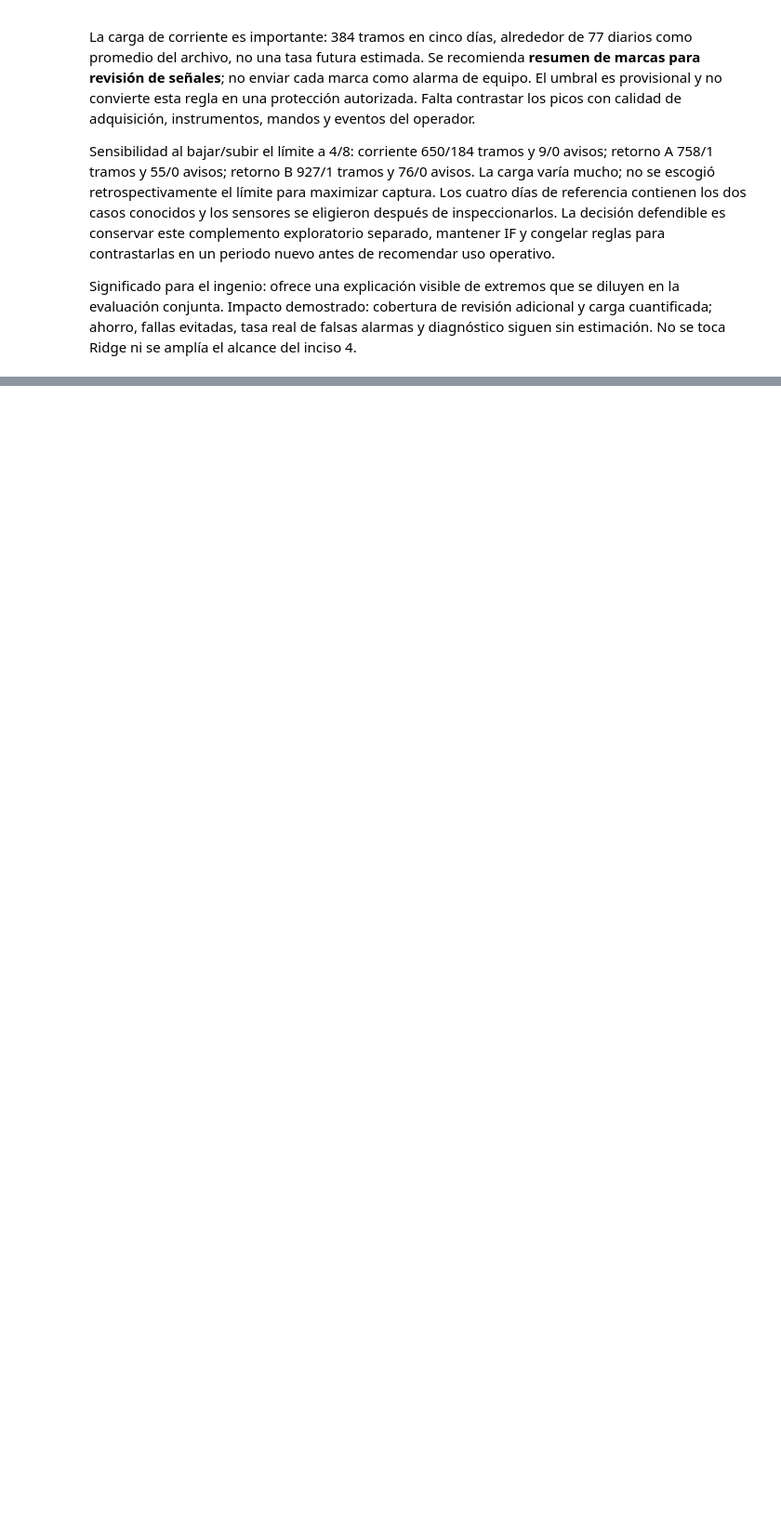
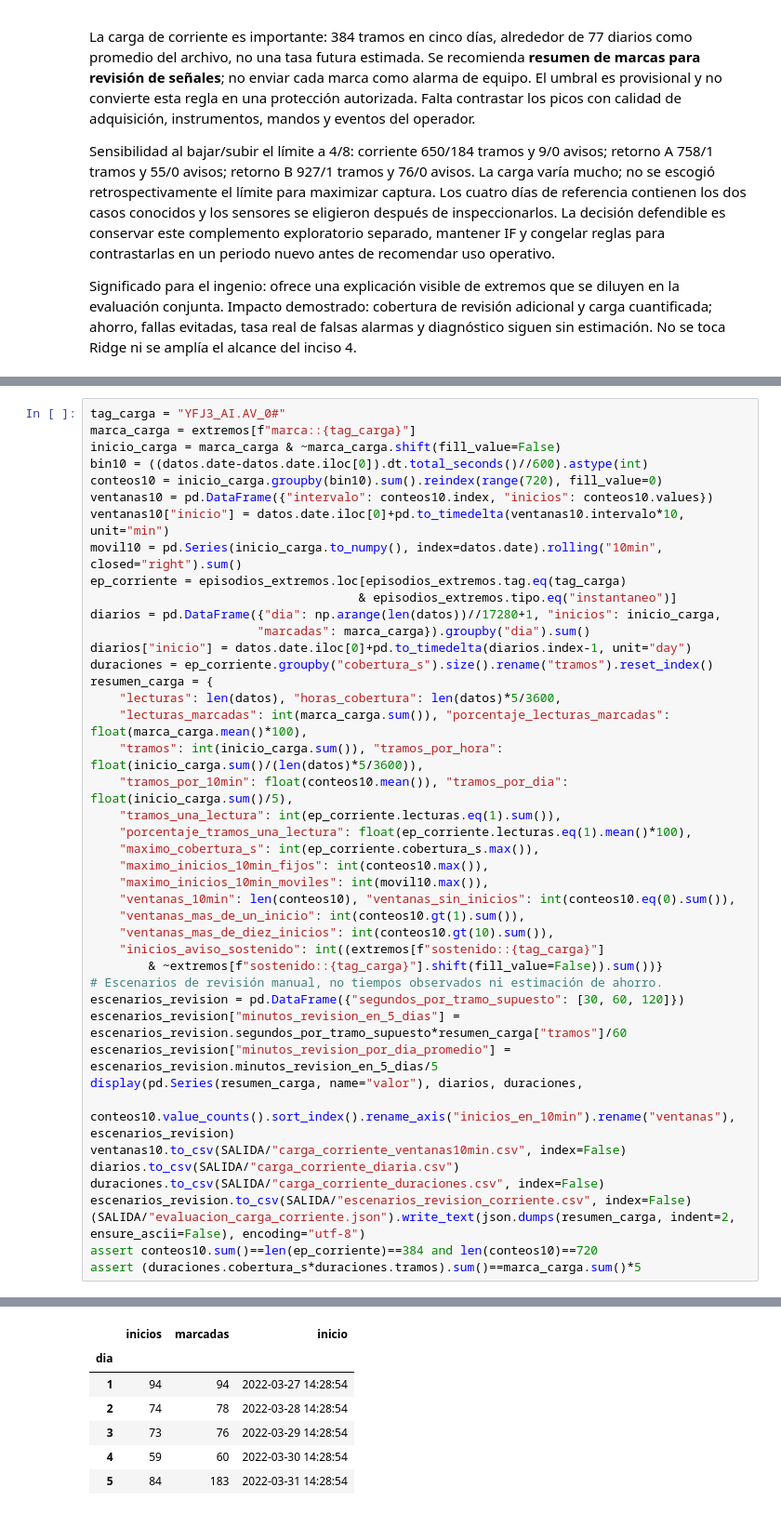
Before and after one commit to MoraVevo/prueba-tecnica-cientifico-datos-santa-ana, a Jupyter notebook: notebooks/10_anomalias_serie2.ipynb, the cells around one changed output, grey strips where cells are left out. Shown at 93% size. Cells and saved outputs as stored; diff of their text form; blank space fills up the shorter version.

Commit message:
Verifica la carga de avisos y las desviaciones térmicas

```diff
--- a/notebooks/10_anomalias_serie2.ipynb
+++ b/notebooks/10_anomalias_serie2.ipynb
@@ -370,0 +381,44 @@ Significado para el ingenio: ofrece una explicación visible de extremos que se
+# %%
+tag_carga = "YFJ3_AI.AV_0#"
+marca_carga = extremos[f"marca::{tag_carga}"]
+inicio_carga = marca_carga & ~marca_carga.shift(fill_value=False)
+bin10 = ((datos.date-datos.date.iloc[0]).dt.total_seconds()//600).astype(int)
+conteos10 = inicio_carga.groupby(bin10).sum().reindex(range(720), fill_value=0)
+ventanas10 = pd.DataFrame({"intervalo": conteos10.index, "inicios": conteos10.values})
+ventanas10["inicio"] = datos.date.iloc[0]+pd.to_timedelta(ventanas10.intervalo*10, unit="min")
+movil10 = pd.Series(inicio_carga.to_numpy(), index=datos.date).rolling("10min", closed="right").sum()
+ep_corriente = episodios_extremos.loc[episodios_extremos.tag.eq(tag_carga)
+                                     & episodios_extremos.tipo.eq("instantaneo")]
+diarios = pd.DataFrame({"dia": np.arange(len(datos))//17280+1, "inicios": inicio_carga,
+                       "marcadas": marca_carga}).groupby("dia").sum()
+diarios["inicio"] = datos.date.iloc[0]+pd.to_timedelta(diarios.index-1, unit="day")
+duraciones = ep_corriente.groupby("cobertura_s").size().rename("tramos").reset_index()
+resumen_carga = {
+    "lecturas": len(datos), "horas_cobertura": len(datos)*5/3600,
+    "lecturas_marcadas": int(marca_carga.sum()), "porcentaje_lecturas_marcadas": float(marca_carga.mean()*100),
+    "tramos": int(inicio_carga.sum()), "tramos_por_hora": float(inicio_carga.sum()/(len(datos)*5/3600)),
+    "tramos_por_10min": float(conteos10.mean()), "tramos_por_dia": float(inicio_carga.sum()/5),
+    "tramos_una_lectura": int(ep_corriente.lecturas.eq(1).sum()),
+    "porcentaje_tramos_una_lectura": float(ep_corriente.lecturas.eq(1).mean()*100),
+    "maximo_cobertura_s": int(ep_corriente.cobertura_s.max()),
+    "maximo_inicios_10min_fijos": int(conteos10.max()),
+    "maximo_inicios_10min_moviles": int(movil10.max()),
+    "ventanas_10min": len(conteos10), "ventanas_sin_inicios": int(conteos10.eq(0).sum()),
+    "ventanas_mas_de_un_inicio": int(conteos10.gt(1).sum()),
+    "ventanas_mas_de_diez_inicios": int(conteos10.gt(10).sum()),
+    "inicios_aviso_sostenido": int((extremos[f"sostenido::{tag_carga}"]
+        & ~extremos[f"sostenido::{tag_carga}"].shift(fill_value=False)).sum())}
+# Escenarios de revisión manual, no tiempos observados ni estimación de ahorro.
+escenarios_revision = pd.DataFrame({"segundos_por_tramo_supuesto": [30, 60, 120]})
+escenarios_revision["minutos_revision_en_5_dias"] = escenarios_revision.segundos_por_tramo_supuesto*resumen_carga["tramos"]/60
+escenarios_revision["minutos_revision_por_dia_promedio"] = escenarios_revision.minutos_revision_en_5_dias/5
+display(pd.Series(resumen_carga, name="valor"), diarios, duraciones,
+        conteos10.value_counts().sort_index().rename_axis("inicios_en_10min").rename("ventanas"), escenarios_revision)
+ventanas10.to_csv(SALIDA/"carga_corriente_ventanas10min.csv", index=False)
+diarios.to_csv(SALIDA/"carga_corriente_diaria.csv")
+duraciones.to_csv(SALIDA/"carga_corriente_duraciones.csv", index=False)
+escenarios_revision.to_csv(SALIDA/"escenarios_revision_corriente.csv", index=False)
+(SALIDA/"evaluacion_carga_corriente.json").write_text(json.dumps(resumen_carga, indent=2, ensure_ascii=False), encoding="utf-8")
+assert conteos10.sum()==len(ep_corriente)==384 and len(conteos10)==720
+assert (duraciones.cobertura_s*duraciones.tramos).sum()==marca_carga.sum()*5
+# %% [output]
@@ -370,0 +444,7 @@ Significado para el ingenio: ofrece una explicación visible de extremos que se
+|  | inicios | marcadas | inicio |
+| dia |  |  |  |
+| 1 | 94 | 94 | 2022-03-27 14:28:54 |
+| 2 | 74 | 78 | 2022-03-28 14:28:54 |
+| 3 | 73 | 76 | 2022-03-29 14:28:54 |
+| 4 | 59 | 60 | 2022-03-30 14:28:54 |
+| 5 | 84 | 183 | 2022-03-31 14:28:54 |
```
Also changed, not shown: parts of 5 cells of this notebook, 4 other files.
